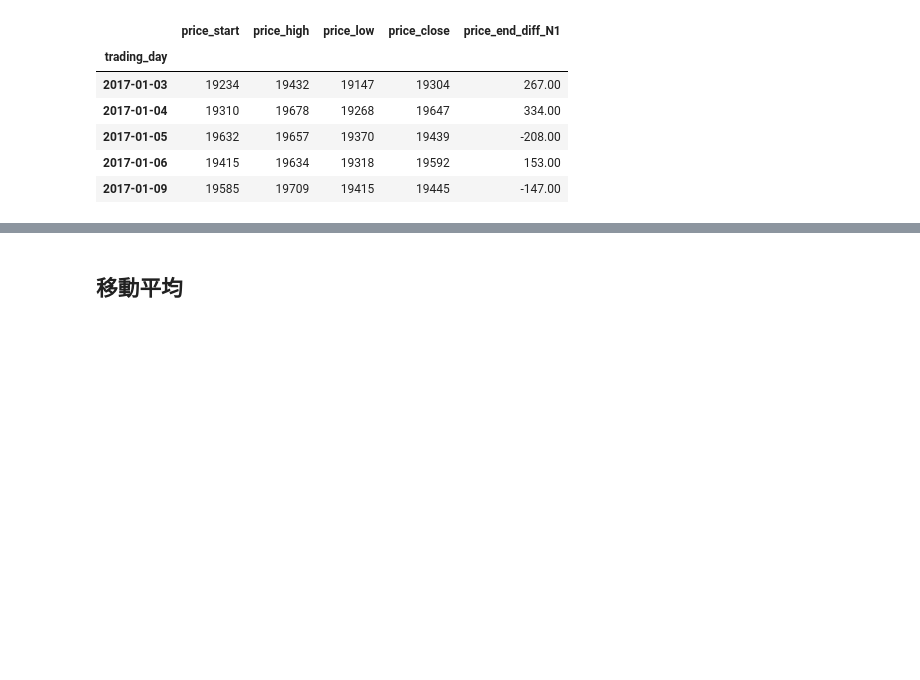
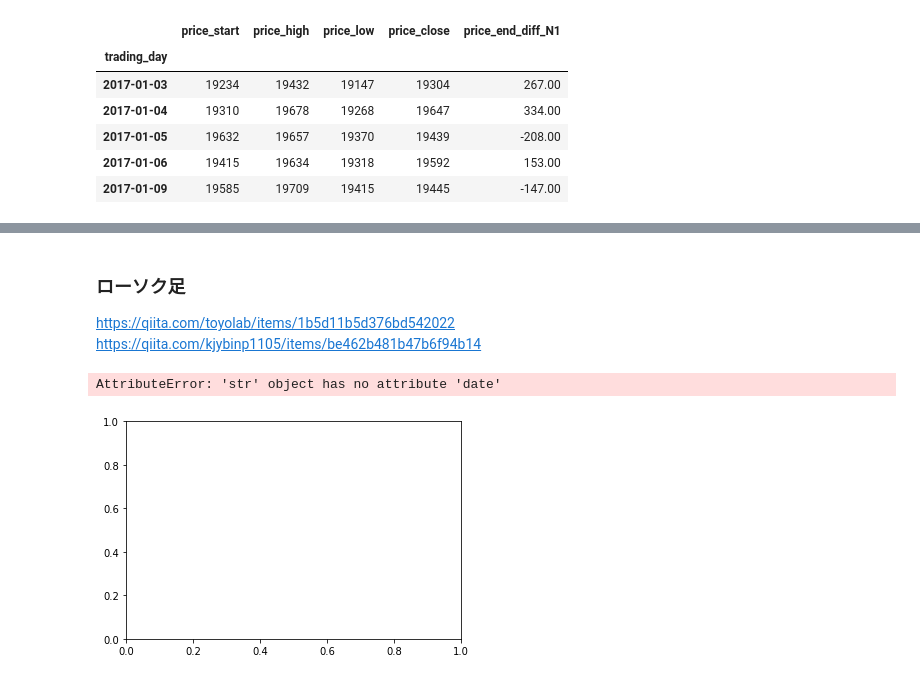
Before and after one commit to k501/N225predict, a Jupyter notebook: 02.data_survey/学習データ作成.ipynb, the cells around one changed output, grey strips where cells are left out. Saved outputs shown, nothing was run; the diff lists cells and outputs as text; code cells hidden in the pictures; blank space fills up the shorter version.

Commit message:
ローソク足が書けない

```diff
--- a/02.data_survey/学習データ作成.ipynb
+++ b/02.data_survey/学習データ作成.ipynb
@@ -56,4 +58,24 @@ price_close            int64
 price_end_diff_N1    float64
 dtype: object
-# %% [markdown]
-## 移動平均
+# %% [markdown]
+### ローソク足
+https://qiita.com/toyolab/items/1b5d11b5d376bd542022
+https://qiita.com/kjybinp1105/items/be462b481b47b6f94b14
+# %%
+data_candle = data[20:60]
+data_candle = data_candle[['price_start', 'price_high', 'price_low', 'price_close']]
+data_candle.columns = ['open', 'high', 'low', 'close']
+
+fig = plt.figure()
+ax = plt.subplot()
+xdate = [x.date() for x in data_candle.index] # datetime
+ohlc = np.vstack(( xdate, data_candle.values.T)).T #datetime -> float
+
+mpf.candlestick_ohlc(ax, ohlc, width=0.7, colorup='g', colordown='r')
+
+#ax.grid() #グリッド表示
+#ax.set_xlim(df.index[0].date(), df.index[-1].date()) #x軸の範囲
+#fig.autofmt_xdate() #x軸のオートフォーマット
+# %% [output]
+AttributeError: 'str' object has no attribute 'date'
+[figure, added]
```
Also changed, not shown: parts of 15 cells of this notebook, 2 other files.
